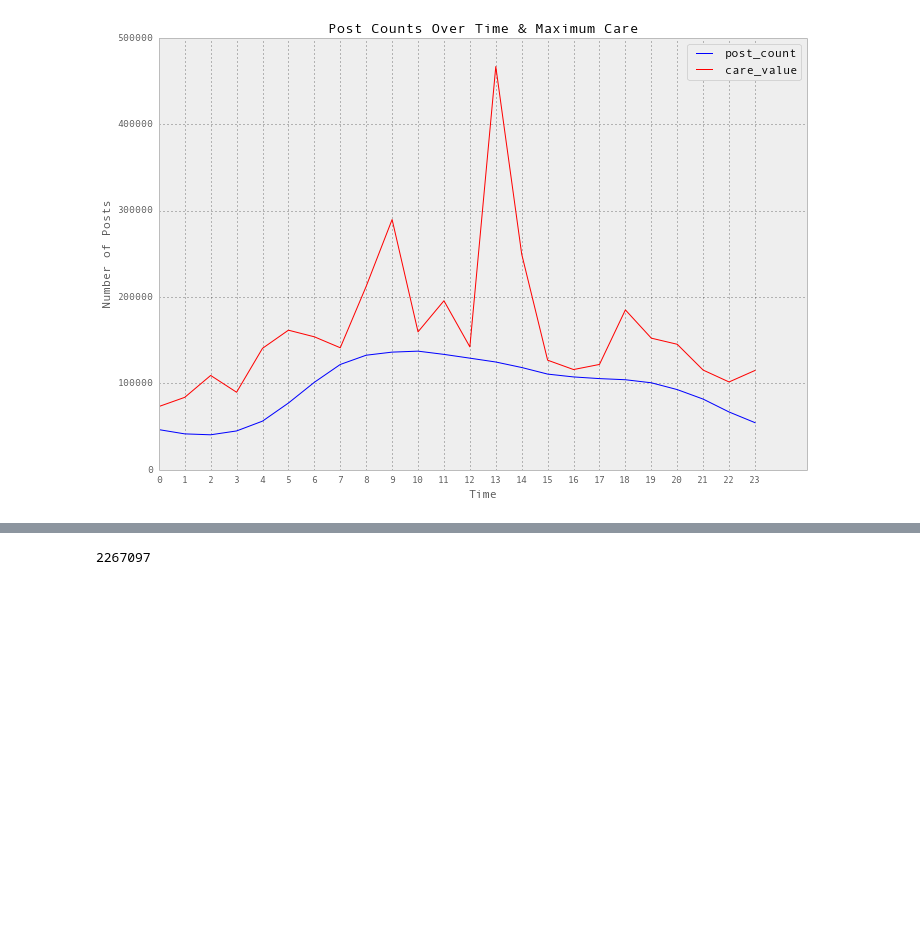
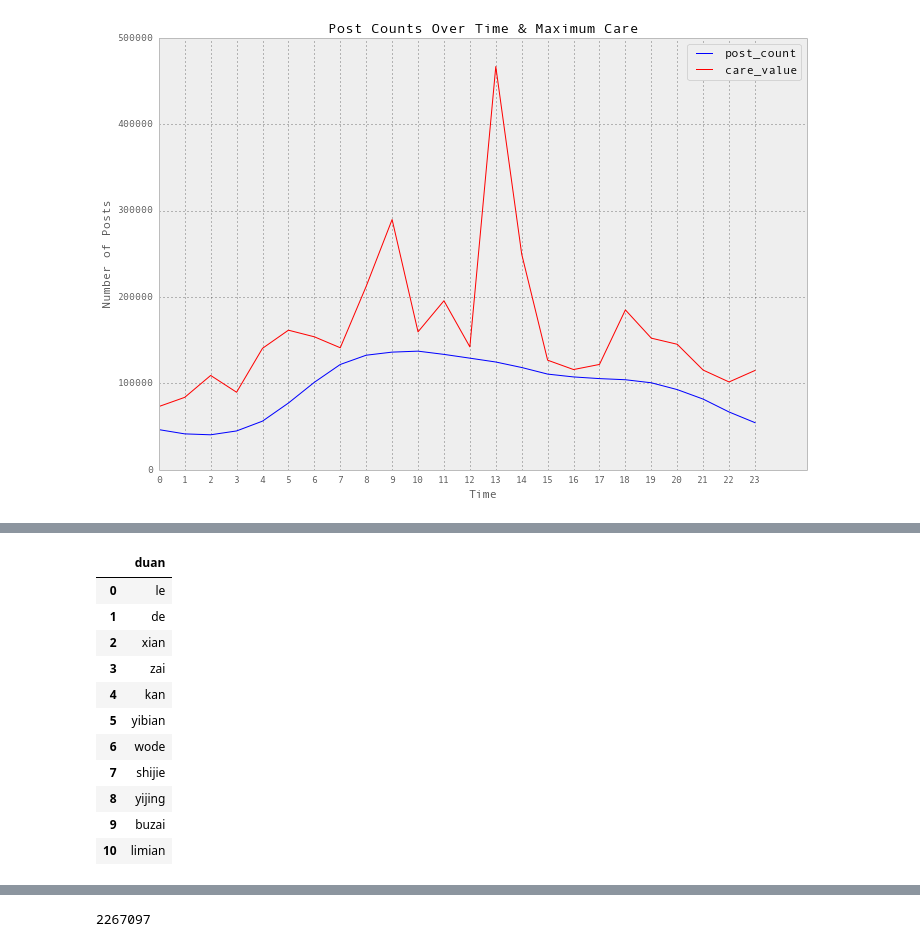
Before and after one commit to grepJimmyGu/capstone, a Jupyter notebook: Project.ipynb, the cells around one changed output, grey strips where cells are left out. Saved outputs shown, nothing was run; the diff lists cells and outputs as text; code cells hidden in the pictures; blank space fills up the shorter version.

```diff
--- a/Project.ipynb
+++ b/Project.ipynb
@@ -281,15 +301,16 @@ len(word_pool)
 # %%
-# Tag words
-
-tagged=[]
-for i in range(2):
-    num = i*10000
-    end = num+10000
-    if i==1:
-        words = nltk.pos_tag(word_pool[num:])
-        tagged +=words
-    else:
-        print num, end
-        words = nltk.pos_tag(word_pool[num:end])
-        tagged +=words
-len(tagged)
+# Tag words with its property
+def addtag(x):
+    tagged=[]
+    rep = len(x)//10000 + 1
+    for i in range(rep):
+        num = i*10000
+        end = num+10000
+        if i== rep - 1:
+            words = nltk.pos_tag(word_pool[num:])
+            tagged +=words
+        else:
+            print num, end
+            words = nltk.pos_tag(word_pool[num:end])
+            tagged +=words
+    return(len(tagged))
@@ -304,6 +333,31 @@ wr = csv.writer(outTag, lineterminator='\n')
 for item in tagged:
     out = item[0]+'\t'+item[1]
     wr.writerow([out])
+# %%
+# Test of output function
+import pandas as pd
+import csv
+sample = ['duan','le','de','xian','zai','kan','yibian','wode','shijie','yijing','buzai','limian']
+outpipe = open("sample.csv",'w')
+wt = csv.writer(outpipe, lineterminator = '\n')
+for i in sample:
+    out = i
+    wt.writerow([out])
+# Read the csv file that I just output
+pd.read_table("sample.csv", header = False)
+# %% [output]
+|  | duan |
+| 0 | le |
+| 1 | de |
+| 2 | xian |
+| 3 | zai |
+| 4 | kan |
+| 5 | yibian |
+| 6 | wode |
+| 7 | shijie |
+| 8 | yijing |
+| 9 | buzai |
+| 10 | limian |
 # %%
 Bottom_title_tag = pd.read_table('word_pool2.csv', header=False)
 Bottom_title_tag.columns=['word','tag']
```
Also changed, not shown: parts of 18 cells of this notebook.
